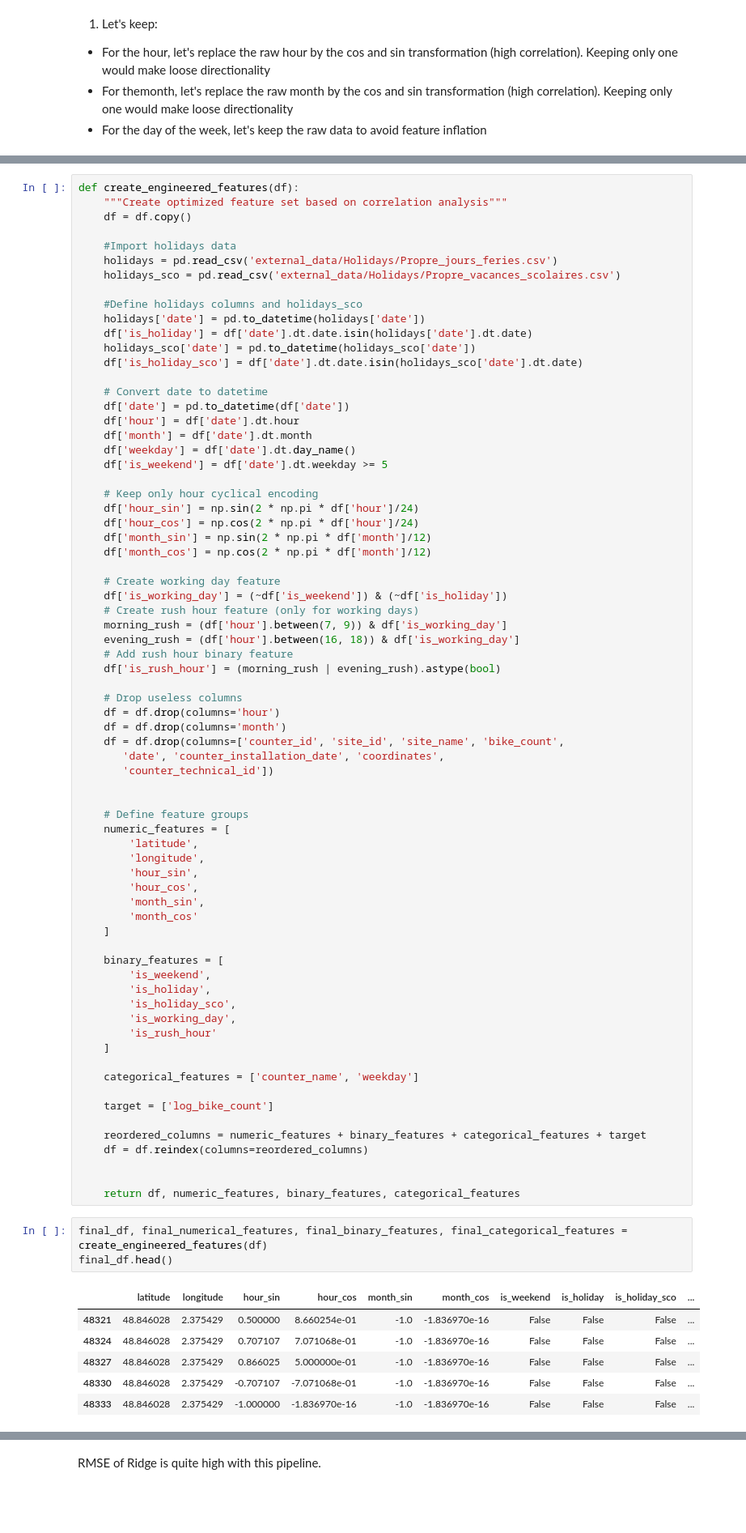
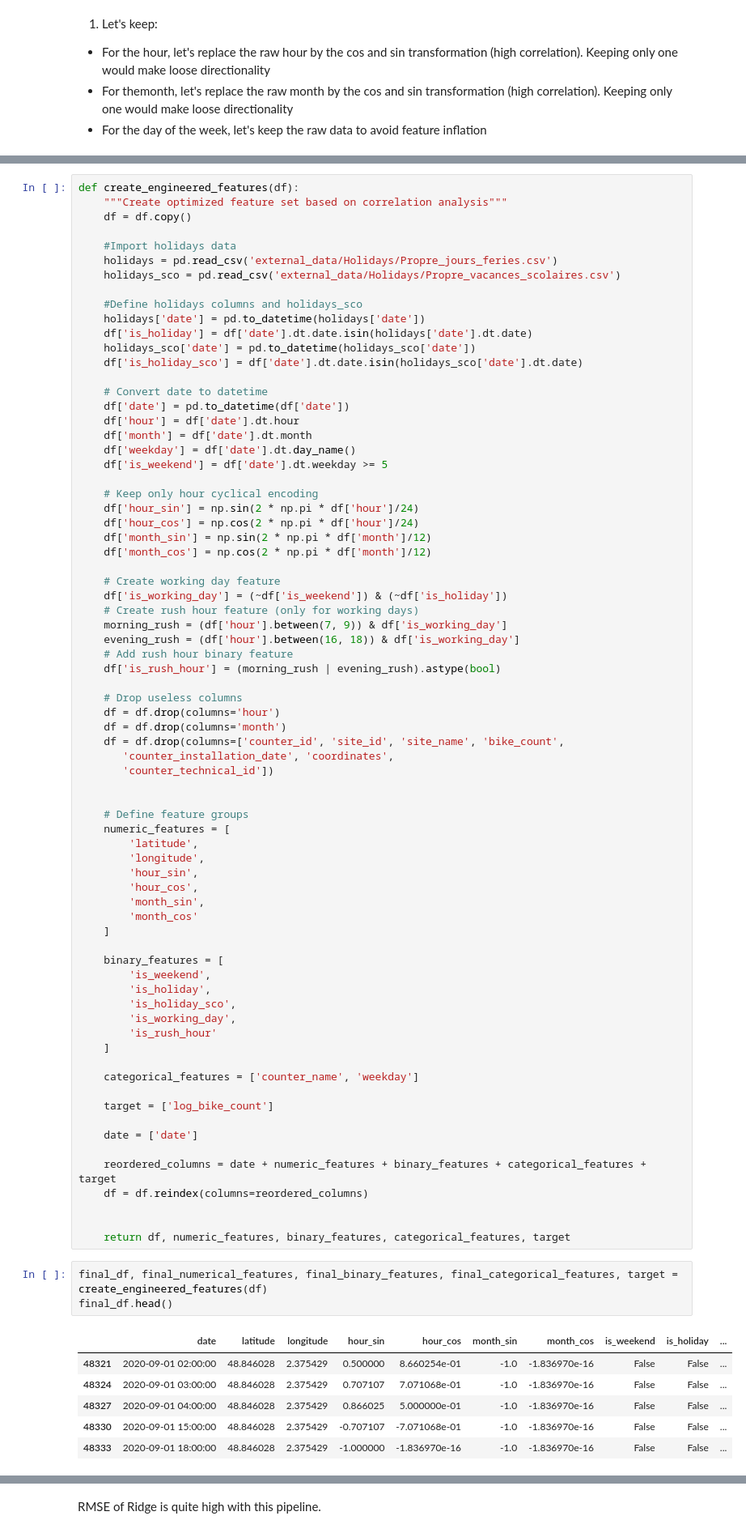
Before and after one commit to alexandreblivet/bike_counters_ac_team, a Jupyter notebook: methodology_notebook.ipynb, the cells around one changed output, grey strips where cells are left out. Shown at 81% size. Drawn from its saved outputs; the diff is of its cells as text; blank space fills up the shorter version.

```diff
--- a/methodology_notebook.ipynb
+++ b/methodology_notebook.ipynb
@@ -356,7 +330,7 @@ def create_engineered_features(df):
     df = df.drop(columns='hour')
     df = df.drop(columns='month')
     df = df.drop(columns=['counter_id', 'site_id', 'site_name', 'bike_count',
-       'date', 'counter_installation_date', 'coordinates',
+       'counter_installation_date', 'coordinates',
        'counter_technical_id'])
 
 
@@ -382,18 +356,20 @@ def create_engineered_features(df):
 
     target = ['log_bike_count']
 
-    reordered_columns = numeric_features + binary_features + categorical_features + target
+    date = ['date']
+
+    reordered_columns = date + numeric_features + binary_features + categorical_features + target
     df = df.reindex(columns=reordered_columns)
 
 
-    return df, numeric_features, binary_features, categorical_features
+    return df, numeric_features, binary_features, categorical_features, target
 # %%
-final_df, final_numerical_features, final_binary_features, final_categorical_features = create_engineered_features(df)
+final_df, final_numerical_features, final_binary_features, final_categorical_features, target = create_engineered_features(df)
 final_df.head()
 # %% [output]
-|  | latitude | longitude | hour_sin | hour_cos | month_sin | month_cos | is_weekend | is_holiday | is_holiday_sco | ... |
-| 48321 | 48.846028 | 2.375429 | 0.500000 | 8.660254e-01 | -1.0 | -1.836970e-16 | False | False | False | ... |
-| 48324 | 48.846028 | 2.375429 | 0.707107 | 7.071068e-01 | -1.0 | -1.836970e-16 | False | False | False | ... |
-| 48327 | 48.846028 | 2.375429 | 0.866025 | 5.000000e-01 | -1.0 | -1.836970e-16 | False | False | False | ... |
-| 48330 | 48.846028 | 2.375429 | -0.707107 | -7.071068e-01 | -1.0 | -1.836970e-16 | False | False | False | ... |
-| 48333 | 48.846028 | 2.375429 | -1.000000 | -1.836970e-16 | -1.0 | -1.836970e-16 | False | False | False | ... |
+|  | date | latitude | longitude | hour_sin | hour_cos | month_sin | month_cos | is_weekend | is_holiday | ... |
+| 48321 | 2020-09-01 02:00:00 | 48.846028 | 2.375429 | 0.500000 | 8.660254e-01 | -1.0 | -1.836970e-16 | False | False | ... |
+| 48324 | 2020-09-01 03:00:00 | 48.846028 | 2.375429 | 0.707107 | 7.071068e-01 | -1.0 | -1.836970e-16 | False | False | ... |
+| 48327 | 2020-09-01 04:00:00 | 48.846028 | 2.375429 | 0.866025 | 5.000000e-01 | -1.0 | -1.836970e-16 | False | False | ... |
+| 48330 | 2020-09-01 15:00:00 | 48.846028 | 2.375429 | -0.707107 | -7.071068e-01 | -1.0 | -1.836970e-16 | False | False | ... |
+| 48333 | 2020-09-01 18:00:00 | 48.846028 | 2.375429 | -1.000000 | -1.836970e-16 | -1.0 | -1.836970e-16 | False | False | ... |
```
Also changed, not shown: parts of 14 cells of this notebook, 5 other files.
